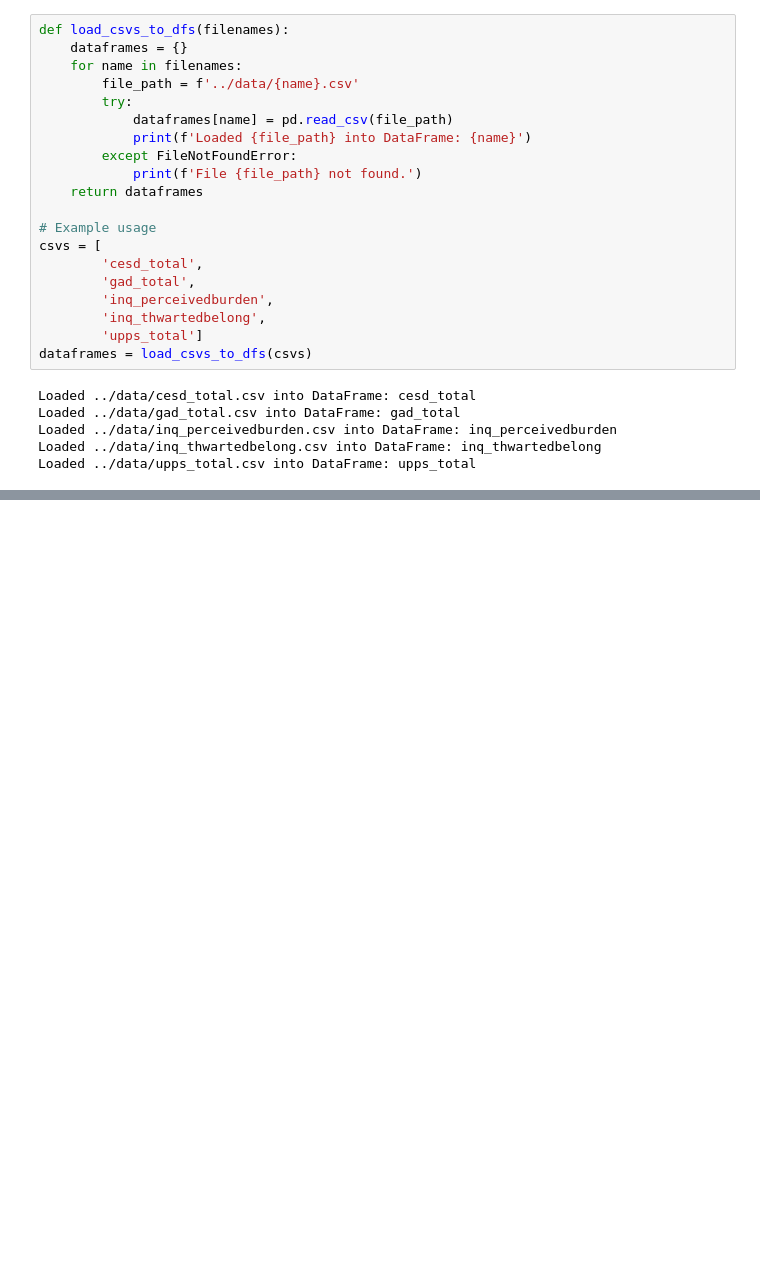
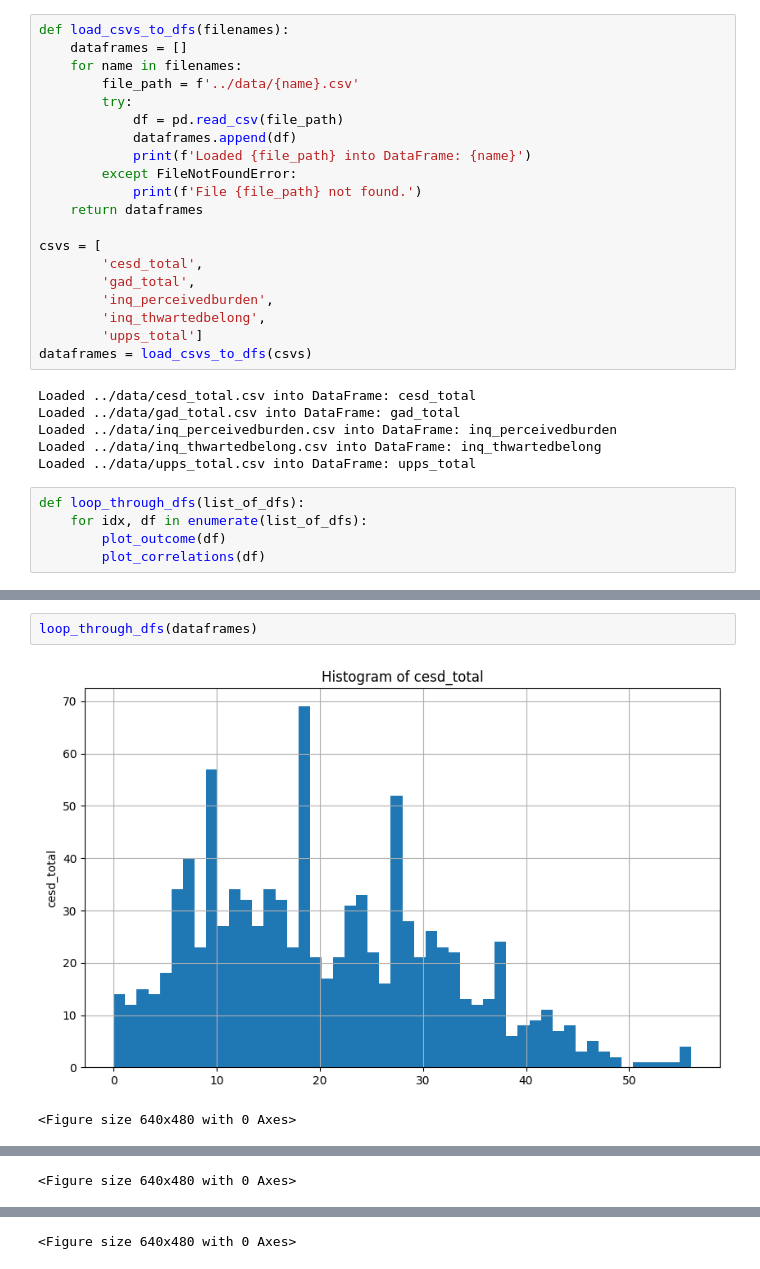
Before and after one commit to keresztalina/datasci_f24, a Jupyter notebook: src/test.ipynb, the cells around one changed output, grey strips where cells are left out. Saved outputs shown, nothing was run; the diff lists cells and outputs as text; blank space fills up the shorter version.

```diff
--- a/src/test.ipynb
+++ b/src/test.ipynb
@@ -18,17 +18,17 @@ from sklearn.inspection import permutation_importance
 from xgboost import XGBRegressor
 # %%
 def load_csvs_to_dfs(filenames):
-    dataframes = {}
+    dataframes = []
     for name in filenames:
         file_path = f'../data/{name}.csv'
         try:
-            dataframes[name] = pd.read_csv(file_path)
+            df = pd.read_csv(file_path)
+            dataframes.append(df)
             print(f'Loaded {file_path} into DataFrame: {name}')
         except FileNotFoundError:
             print(f'File {file_path} not found.')
     return dataframes
 
-# Example usage
 csvs = [
         'cesd_total',
         'gad_total',
@@ -42,3 +42,8 @@ Loaded ../data/gad_total.csv into DataFrame: gad_total
 Loaded ../data/inq_perceivedburden.csv into DataFrame: inq_perceivedburden
 Loaded ../data/inq_thwartedbelong.csv into DataFrame: inq_thwartedbelong
 Loaded ../data/upps_total.csv into DataFrame: upps_total
+# %%
+def loop_through_dfs(list_of_dfs):
+    for idx, df in enumerate(list_of_dfs):
+        plot_outcome(df)
+        plot_correlations(df)
@@ -60,0 +73,5 @@ plot_last_column(data)
+# %%
+loop_through_dfs(dataframes)
+# %% [output]
+[figure, added]
+<Figure size 640x480 with 0 Axes>
@@ -60,0 +79 @@ plot_last_column(data)
+<Figure size 640x480 with 0 Axes>
@@ -60,0 +81 @@ plot_last_column(data)
+<Figure size 640x480 with 0 Axes>
```
Also changed, not shown: parts of 4 cells of this notebook.
